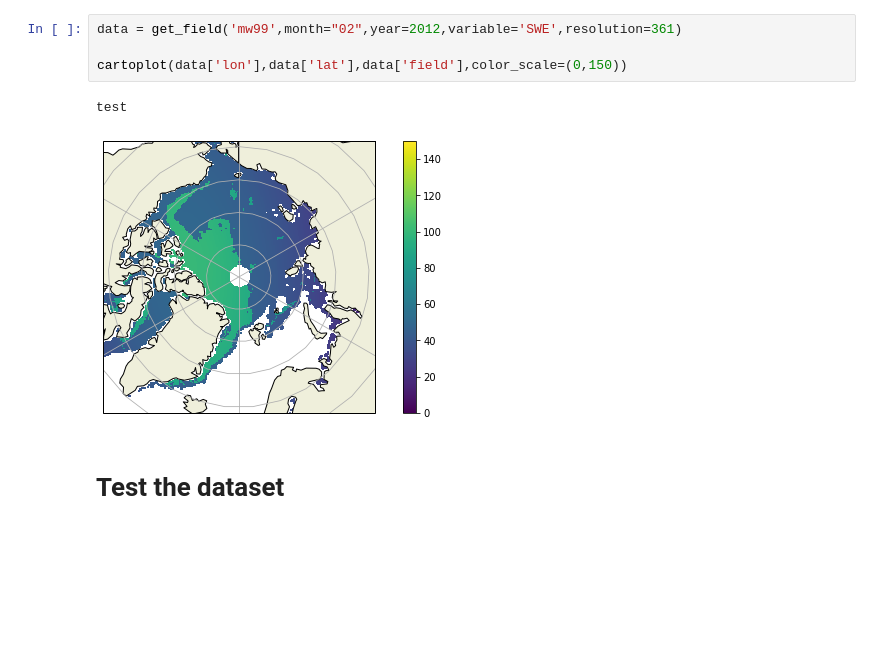
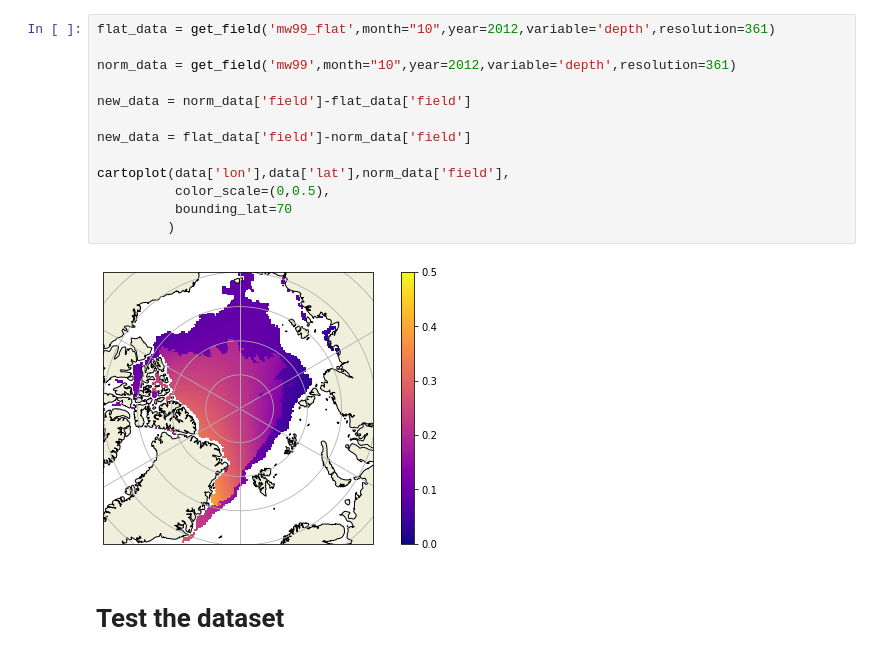
Before and after one commit to robbiemallett/SnowModel-LG_SIT_Impacts, a Jupyter notebook: W99/mW99_maker.ipynb, the cells around one changed output. Drawn from its saved outputs; the diff is of its cells as text; blank space fills up the shorter version.

```diff
--- a/W99/mW99_maker.ipynb
+++ b/W99/mW99_maker.ipynb
@@ -161,10 +165,18 @@ for year in yearlist:
 # %%
-data = get_field('mw99',month="02",year=2012,variable='SWE',resolution=361)
+flat_data = get_field('mw99_flat',month="10",year=2012,variable='depth',resolution=361)
 
-cartoplot(data['lon'],data['lat'],data['field'],color_scale=(0,150))
+norm_data = get_field('mw99',month="10",year=2012,variable='depth',resolution=361)
+
+new_data = norm_data['field']-flat_data['field']
+
+new_data = flat_data['field']-norm_data['field']
+
+cartoplot(data['lon'],data['lat'],norm_data['field'],
+          color_scale=(0,0.5),
+          bounding_lat=70
+         )
 # %% [output]
-test
-[figure, old version]
+[figure, new version]
 # %% [markdown]
 # Test the dataset
 # %%
```
Also changed, not shown: parts of 4 cells of this notebook, 5 other files.
